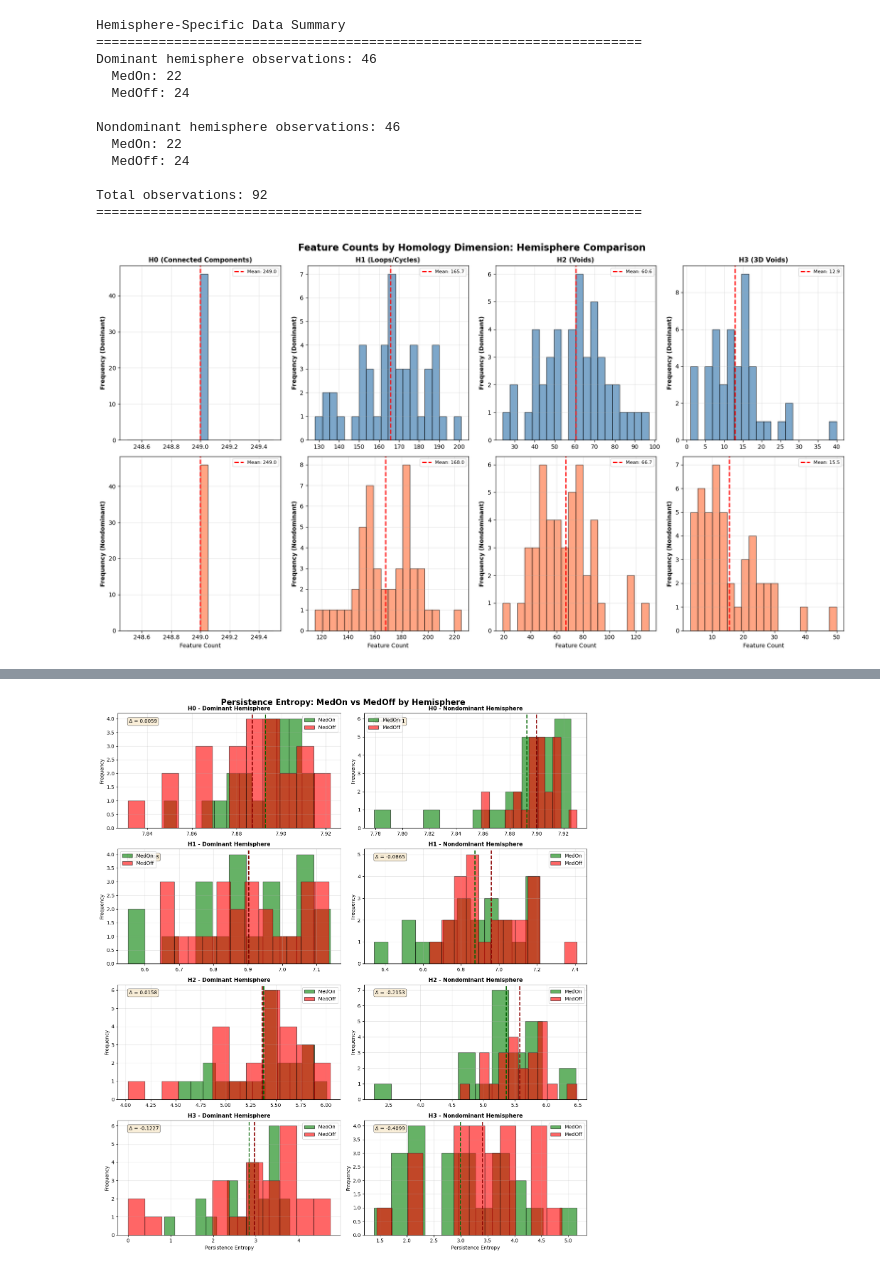
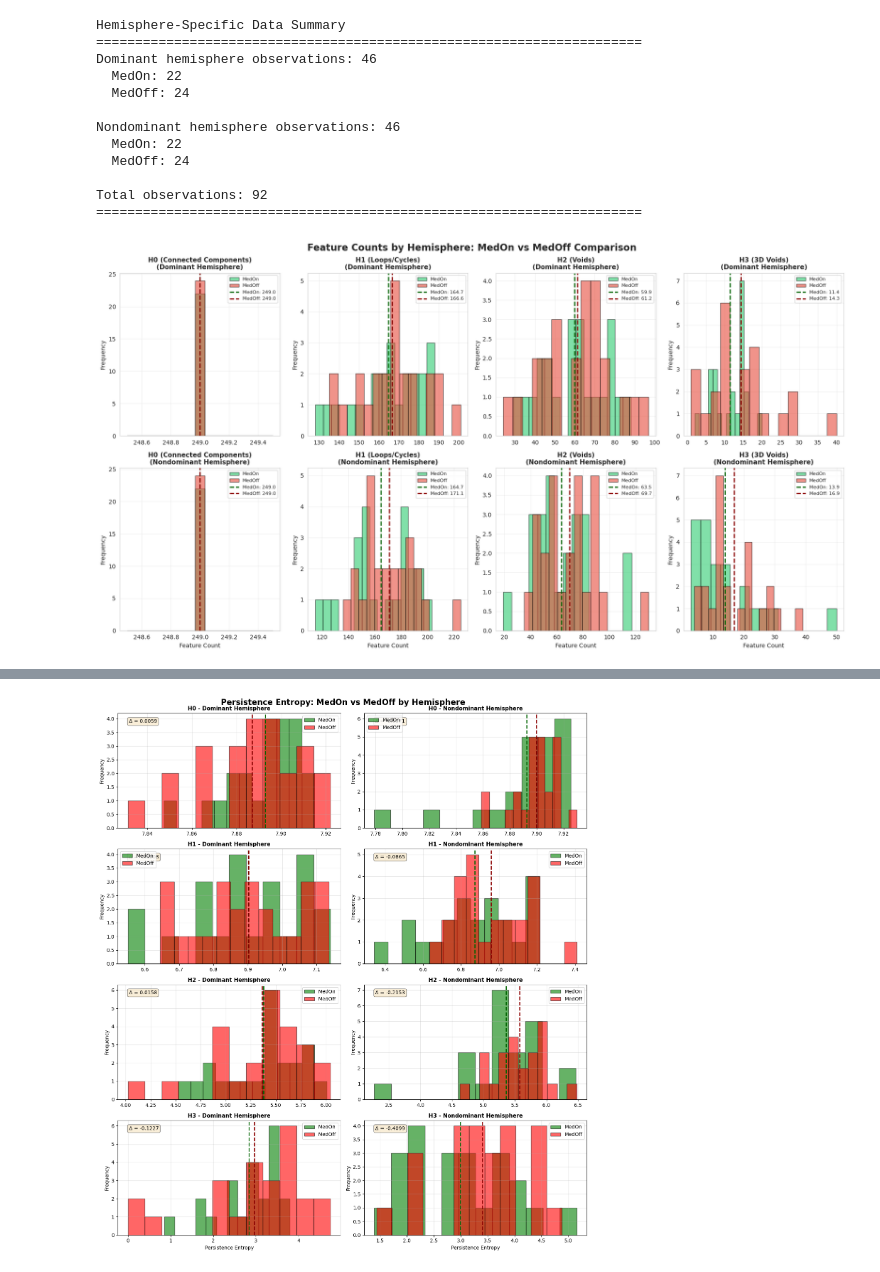
Before and after one commit to ilgazca/Parkinson-EEG-with-TDA, a Jupyter notebook: 01_Exploratory_Analysis.ipynb, the cells around one changed output, grey strips where cells are left out. Drawn from its saved outputs; the diff is of its cells as text; code cells hidden in the pictures.

```diff
--- a/01_Exploratory_Analysis.ipynb
+++ b/01_Exploratory_Analysis.ipynb
@@ -702,45 +754,90 @@ Nondominant hemisphere observations: 46
 Total observations: 92
 ======================================================================
 # %%
-# Feature counts by hemisphere - Side by side comparison
+# Feature counts by hemisphere - MedOn vs MedOff comparison for each hemisphere
 fig, axes = plt.subplots(2, 4, figsize=(18, 10))
-fig.suptitle('Feature Counts by Homology Dimension: Hemisphere Comparison',
+fig.suptitle('Feature Counts by Hemisphere: MedOn vs MedOff Comparison',
              fontsize=16, fontweight='bold')
 
 count_features = ['h0_feature_count', 'h1_feature_count', 'h2_feature_count', 'h3_feature_count']
 dims = ['H0 (Connected Components)', 'H1 (Loops/Cycles)', 'H2 (Voids)', 'H3 (3D Voids)']
 
+# Separate data by hemisphere and medication state
+df_dom_medOn = df_dominant[df_dominant['med_state'] == 'medOn']
+df_dom_medOff = df_dominant[df_dominant['med_state'] == 'medOff']
+df_nondom_medOn = df_nondominant[df_nondominant['med_state'] == 'medOn']
+df_nondom_medOff = df_nondominant[df_nondominant['med_state'] == 'medOff']
+
 for idx, (feature, dim_name) in enumerate(zip(count_features, dims)):
     # Dominant hemisphere (top row)
     ax_dom = axes[0, idx]
-    ax_dom.hist(df_dominant[feature], bins=20, alpha=0.7, color='steelblue', edgecolor='black')
-    ax_dom.axvline(df_dominant[feature].mean(), color='red', linestyle='--',
-                   linewidth=2, label=f'Mean: {df_dominant[feature].mean():.1f}')
-    ax_dom.set_ylabel('Frequency (Dominant)', fontsize=10, fontweight='bold')
-    ax_dom.set_title(f'{dim_name}', fontsize=11, fontweight='bold')
+    ax_dom.hist(df_dom_medOn[feature], bins=15, alpha=0.6, color='#2ecc71',
+                edgecolor='black', label='MedOn')
+    ax_dom.hist(df_dom_medOff[feature], bins=15, alpha=0.6, color='#e74c3c',
+                edgecolor='black', label='MedOff')
+
+    # Add mean lines
+    ax_dom.axvline(df_dom_medOn[feature].mean(), color='darkgreen', linestyle='--',
+                   linewidth=2, label=f'MedOn: {df_dom_medOn[feature].mean():.1f}')
+    ax_dom.axvline(df_dom_medOff[feature].mean(), color='darkred', linestyle='--',
+                   linewidth=2, label=f'MedOff: {df_dom_medOff[feature].mean():.1f}')
+
+    ax_dom.set_ylabel('Frequency', fontsize=10)
+    ax_dom.set_title(f'{dim_name}\n(Dominant Hemisphere)', fontsize=11, fontweight='bold')
     ax_dom.legend(fontsize=8)
     ax_dom.grid(True, alpha=0.3)
 
     # Nondominant hemisphere (bottom row)
     ax_nondom = axes[1, idx]
-    ax_nondom.hist(df_nondominant[feature], bins=20, alpha=0.7, color='coral', edgecolor='black')
-    ax_nondom.axvline(df_nondominant[feature].mean(), color='red', linestyle='--',
-                      linewidth=2, label=f'Mean: {df_nondominant[feature].mean():.1f}')
+    ax_nondom.hist(df_nondom_medOn[feature], bins=15, alpha=0.6, color='#2ecc71',
+                   edgecolor='black', label='MedOn')
+    ax_nondom.hist(df_nondom_medOff[feature], bins=15, alpha=0.6, color='#e74c3c',
+                   edgecolor='black', label='MedOff')
+
+    # Add mean lines
+    ax_nondom.axvline(df_nondom_medOn[feature].mean(), color='darkgreen', linestyle='--',
+                      linewidth=2, label=f'MedOn: {df_nondom_medOn[feature].mean():.1f}')
+    ax_nondom.axvline(df_nondom_medOff[feature].mean(), color='darkred', linestyle='--',
+                      linewidth=2, label=f'MedOff: {df_nondom_medOff[feature].mean():.1f}')
+
     ax_nondom.set_xlabel('Feature Count', fontsize=10)
-    ax_nondom.set_ylabel('Frequency (Nondominant)', fontsize=10, fontweight='bold')
+    ax_nondom.set_ylabel('Frequency', fontsize=10)
+    ax_nondom.set_title(f'{dim_name}\n(Nondominant Hemisphere)', fontsize=11, fontweight='bold')
     ax_nondom.legend(fontsize=8)
     ax_nondom.grid(True, alpha=0.3)
 
 plt.tight_layout()
 plt.show()
 
 # Print comparison statistics
-print("\nFeature Count Statistics: Dominant vs Nondominant Hemisphere")
-print("="*70)
+print("\nFeature Count Statistics: Hemisphere-Specific MedOn vs MedOff Comparison")
+print("="*95)
+
 for feature, dim_name in zip(count_features, dims):
     print(f"\n{dim_name}:")
-    print(f"  Dominant    - Mean: {df_dominant[feature].mean():.2f}, Std: {df_dominant[feature].std():.2f}")
-    print(f"  Nondominant - Mean: {df_nondominant[feature].mean():.2f}, Std: {df_nondominant[feature].std():.2f}")
-    print(f"  Difference: {df_dominant[feature].mean() - df_nondominant[feature].mean():.2f}")
+    print(f"  {'Hemisphere':<15} {'Med State':<10} {'Mean':<10} {'Std':<10} {'Median':<10}")
+    print(f"  {'-'*55}")
+
+    # Dominant hemisphere
+    print(f"  {'Dominant':<15} {'MedOn':<10} {df_dom_medOn[feature].mean():<10.2f} "
+          f"{df_dom_medOn[feature].std():<10.2f} {df_dom_medOn[feature].median():<10.2f}")
+    print(f"  {'Dominant':<15} {'MedOff':<10} {df_dom_medOff[feature].mean():<10.2f} "
+          f"{df_dom_medOff[feature].std():<10.2f} {df_dom_medOff[feature].median():<10.2f}")
+    dom_diff = df_dom_medOn[feature].mean() - df_dom_medOff[feature].mean()
+    print(f"  {'Dominant':<15} {'Difference':<10} {dom_diff:<10.2f}")
+
+    print(f"  {'-'*55}")
+
+    # Nondominant hemisphere
+    print(f"  {'Nondominant':<15} {'MedOn':<10} {df_nondom_medOn[feature].mean():<10.2f} "
+          f"{df_nondom_medOn[feature].std():<10.2f} {df_nondom_medOn[feature].median():<10.2f}")
+    print(f"  {'Nondominant':<15} {'MedOff':<10} {df_nondom_medOff[feature].mean():<10.2f} "
+          f"{df_nondom_medOff[feature].std():<10.2f} {df_nondom_medOff[feature].median():<10.2f}")
+    nondom_diff = df_nondom_medOn[feature].mean() - df_nondom_medOff[feature].mean()
+    print(f"  {'Nondominant':<15} {'Difference':<10} {nondom_diff:<10.2f}")
+
+    # Lateralization comparison
+    lat_diff = dom_diff - nondom_diff
+    print(f"\n  → Medication effect difference (Dominant - Nondominant): {lat_diff:.2f}")
 # %% [output]
-[figure, old version]
+[figure, new version]
```
Also changed, not shown: parts of 19 cells of this notebook, 16 other files.
